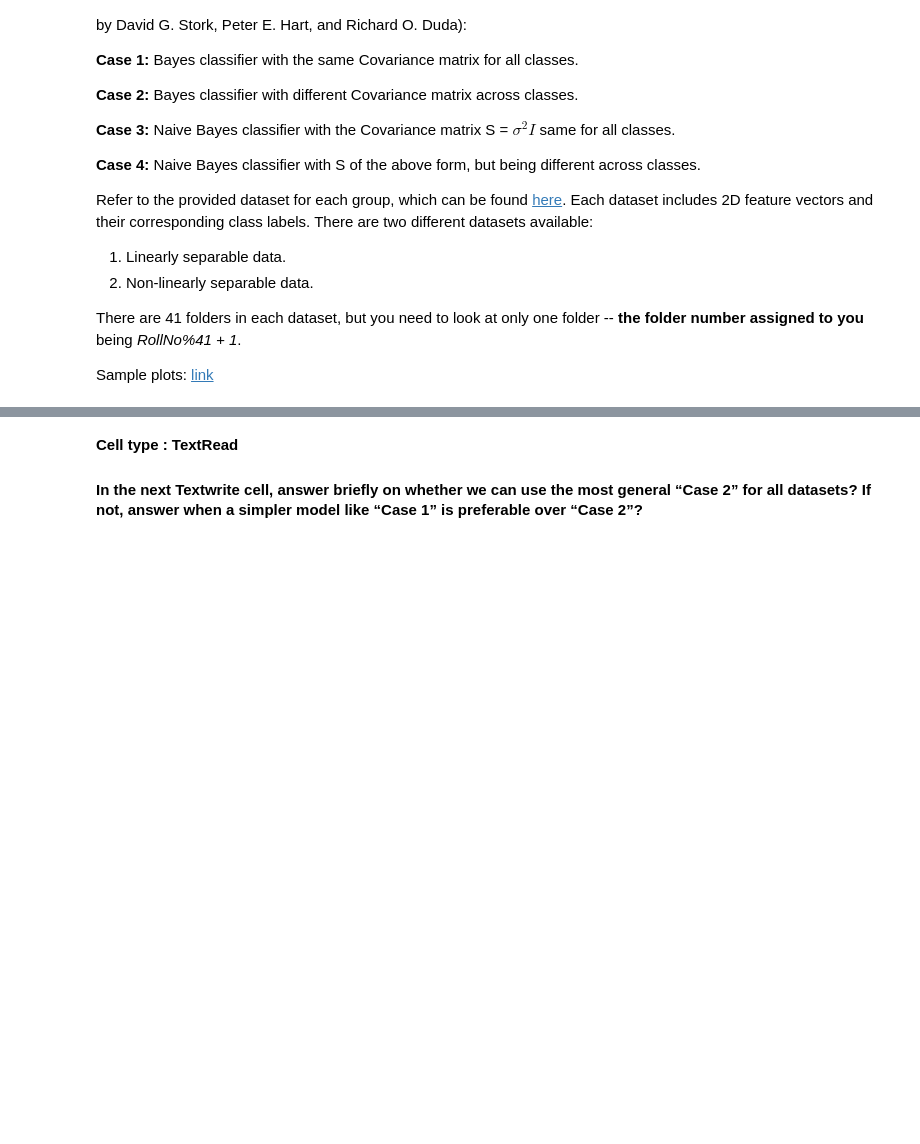
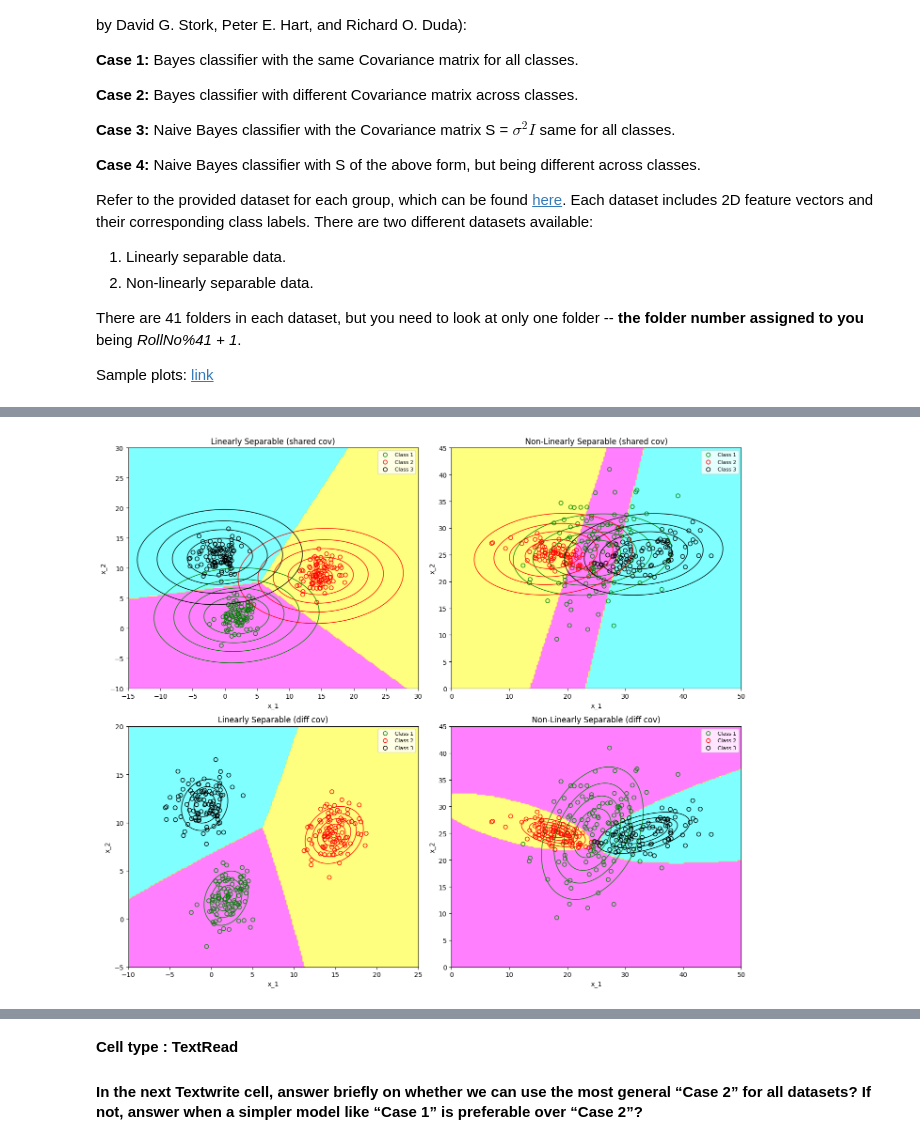
Before and after one commit to RitabrataMandal/CS5691_iitm, a Jupyter notebook: Assignment1/ee25s009.ipynb, the cells around one changed output, grey strips where cells are left out. Cells and saved outputs as stored; diff of their text form; code cells hidden in the pictures; blank space fills up the shorter version.

```diff
--- a/Assignment1/ee25s009.ipynb
+++ b/Assignment1/ee25s009.ipynb
@@ -95,9 +132,8 @@ def computeLikelihood(dataPoint, meanData, covData):
 # write your code here as instructed.
 # (Use the functions written previously)
 
-
-# Read the train data
-
-
-
-# Compute the mean and the covariance matrices as per the 4 cases mentioned above
+# Read the test data (dev.txt)
+LS_dev = np.loadtxt('data/LinearlySeperable/dev.txt', delimiter=',')
+NLS_dev = np.loadtxt('data/NonLinearlySeperable/dev.txt', delimiter=',')
+LS_dev = np.array(LS_dev) # 300x3
+NLS_dev = np.array(NLS_dev) # 300x3
@@ -135,0 +220,75 @@ def computeLikelihood(dataPoint, meanData, covData):
+# %%
+# Cell type : CodeWrite
+# write your code here as instructed.
+# (Use the functions written previously)
+
+# The classifiers, specifically their decision boundary/surface as a 2D plot
+# along with training points marked in the plot
+# Linearly separable data — sample plot 4
+# Non-linearly separable data — sample plot 2
+#(4 Cases x 2 Datasets = 8 plots)
+def compute_priors(train_data):
+    _, counts = np.unique(train_data[:,2], return_counts=True)
+    return counts / counts.sum()
+
+def classify_point(point, means, covs, priors):
+    scores = []
+    for mean, cov, prior in zip(means, covs, priors):
+        likelihood = computeLikelihood(point.reshape(-1,1), mean.reshape(-1,1), cov)
+        scores.append(likelihood * prior)
+    return np.argmax(scores) + 1  # classes {1,2,3}
+
+def plot_bayes_decision_boundary_LS(means, covs, data, title, grid, ax):
+    colors = ["green", "red", "black"]
+    contour_color = ['fuchsia', 'yellow', 'cyan']
+
+    X, Y, pos = grid
+    grid_points = pos.reshape(-1, 2)  # shape (n^2, 2)
+
+    priors = compute_priors(data)
+
+    Z_class = np.array([
+        classify_point(pt, means, covs, priors)
+        for pt in grid_points
+    ]).reshape(X.shape)
+
+    ax.contourf(X, Y, Z_class, alpha=0.5,
+                levels=np.arange(1, len(means)+2)-0.5,
+                colors=contour_color)
+
+    for i, (mean, cov, color) in enumerate(zip(means, covs, colors), start=1):
+        Z_density = np.array([
+            computeLikelihood(pt.reshape(-1,1), mean.reshape(-1,1), cov)
+            for pt in grid_points
+        ]).reshape(X.shape)
+        ax.contour(X, Y, Z_density, colors=color, levels=5, linewidths=1)
+
+    for i, color in enumerate(colors, start=1):
+        pts = data[data[:,2] == i]
+        ax.scatter(pts[:,0], pts[:,1],
+                   facecolors='none', edgecolors=color, label=f"Class {i}")
+
+    ax.set_title(title)
+    ax.set_xlabel("x_1"); ax.set_ylabel("x_2")
+    ax.legend(fontsize=8)
+
+
+
+fig, axes = plt.subplots(2, 2, figsize=(14, 12))
+
+plot_bayes_decision_boundary_LS(means_LS_case1, covs_LS_case1,
+    LS_dev, "Linearly Separable (shared cov)", make_grid(-15,30,-10,30), ax=axes[0,0])
+
+plot_bayes_decision_boundary_LS(means_NLS_case1, covs_NLS_case1,
+    NLS_dev, "Non-Linearly Separable (shared cov)", make_grid(0,50,0,45), ax=axes[0,1])
+
+plot_bayes_decision_boundary_LS(means_LS_case2, covs_LS_case2,
+    LS_dev, "Linearly Separable (diff cov)", make_grid(-10,25,-5,20), ax=axes[1,0])
+
+plot_bayes_decision_boundary_LS(means_NLS_case2, covs_NLS_case2,
+    NLS_dev, "Non-Linearly Separable (diff cov)", make_grid(0,50,0,45), ax=axes[1,1])
+
+plt.tight_layout()
+plt.show()
+# %% [output]
+[figure, added]
```
Also changed, not shown: parts of 10 cells of this notebook, 6 other files.
